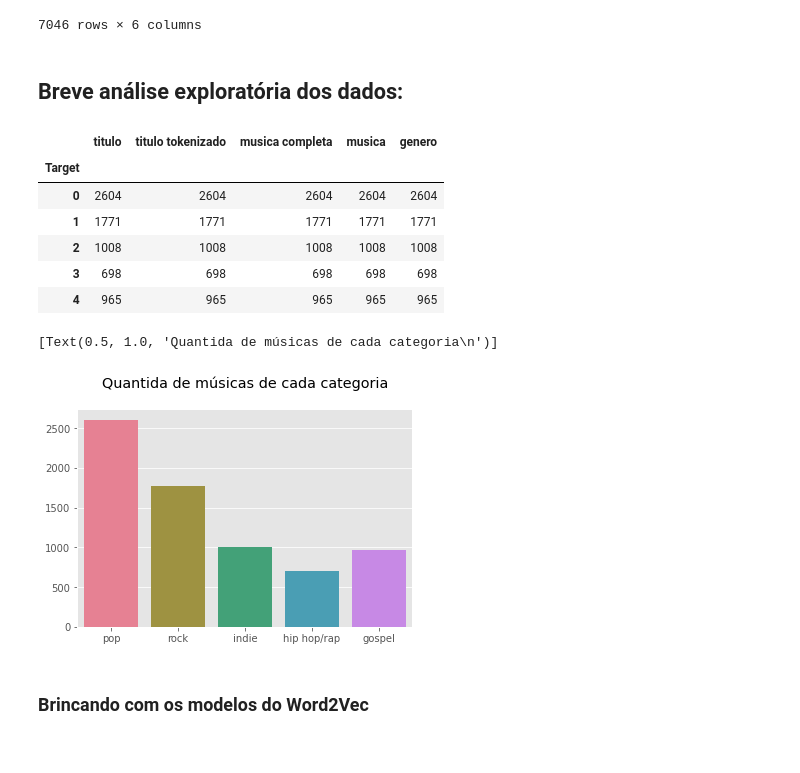
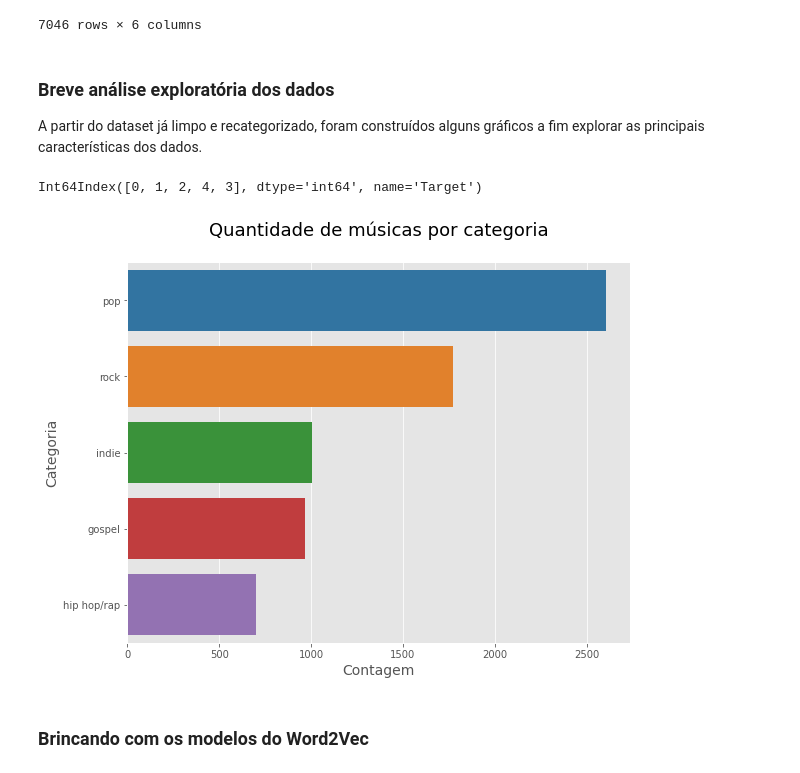
Before and after one commit to Perez-Amanda/Recuperacao_de_Informacao, a Jupyter notebook: classificador.ipynb, the cells around one changed output. Saved outputs shown, nothing was run; the diff lists cells and outputs as text; code cells hidden in the pictures.

```diff
--- a/classificador.ipynb
+++ b/classificador.ipynb
@@ -216,27 +177,13 @@ lyrics_df
 | 7044 | who am i | [who, am, i] | Hold me up to the light\nTell me ... | [hold, light, tell, sun, come, sh... | folk | 2 |
 | 7045 | winds of change | [wind, of, chang] | I miss you more than you could kn... | [miss, could, know, watch, grass,... | folk | 2 |
 7046 rows × 6 columns
-# %% [markdown]
-## Breve análise exploratória dos dados:
+# %% [markdown]
+### Breve análise exploratória dos dados
+
+A partir do dataset já limpo e recategorizado, foram construídos alguns gráficos a fim explorar as principais características dos dados.
 # %%
 count_df = lyrics_df.groupby('Target').count()
-count_df
+count_df = count_df['musica'].sort_values(ascending=False)
+count_df.index
 # %% [output]
-|  | titulo | titulo tokenizado | musica completa | musica | genero |
-| Target |  |  |  |  |  |
-| 0 | 2604 | 2604 | 2604 | 2604 | 2604 |
-| 1 | 1771 | 1771 | 1771 | 1771 | 1771 |
-| 2 | 1008 | 1008 | 1008 | 1008 | 1008 |
-| 3 | 698 | 698 | 698 | 698 | 698 |
-| 4 | 965 | 965 | 965 | 965 | 965 |
+Int64Index([0, 1, 2, 4, 3], dtype='int64', name='Target')
-# %%
-import seaborn as sns
-
-target = ['pop','rock','indie','hip hop/rap','gospel']
-count = count_df['musica'].tolist()
-
-# sns.color_palette("hls", 8)
-sns.barplot(x=target, y=count, palette='husl').set(title = 'Quantida de músicas de cada categoria\n')
-# %% [output]
-[Text(0.5, 1.0, 'Quantida de músicas de cada categoria\n')]
-[figure, removed]
@@ -253,2 +190,18 @@ lyrics_list = lyrics_df['musica'].tolist()
+# %%
+dicio_target = {0: 'pop',1:'rock',2:'indie', 3:'hip hop/rap', 4:'gospel'}
+target_int = count_df.index
+target = [dicio_target[idx] for idx in target_int.tolist()]
+count = count_df.values
+
+# sns.barplot(x=count, y=target, palette='husl').set(title = 'Quantidade de músicas por categoria\n')
+
+plt.figure(figsize = (9, 7))
+sns.barplot(x=count, y=target, palette='tab10')
+plt.xlabel('Contagem', size=14)
+plt.ylabel('Categoria', size=14)
+plt.title('Quantidade de músicas por categoria\n', size=18)
+plt.show()
+# %% [output]
+[figure, added]
 # %% [markdown]
 ### Brincando com os modelos do Word2Vec
```
Also changed, not shown: parts of 43 cells of this notebook.
